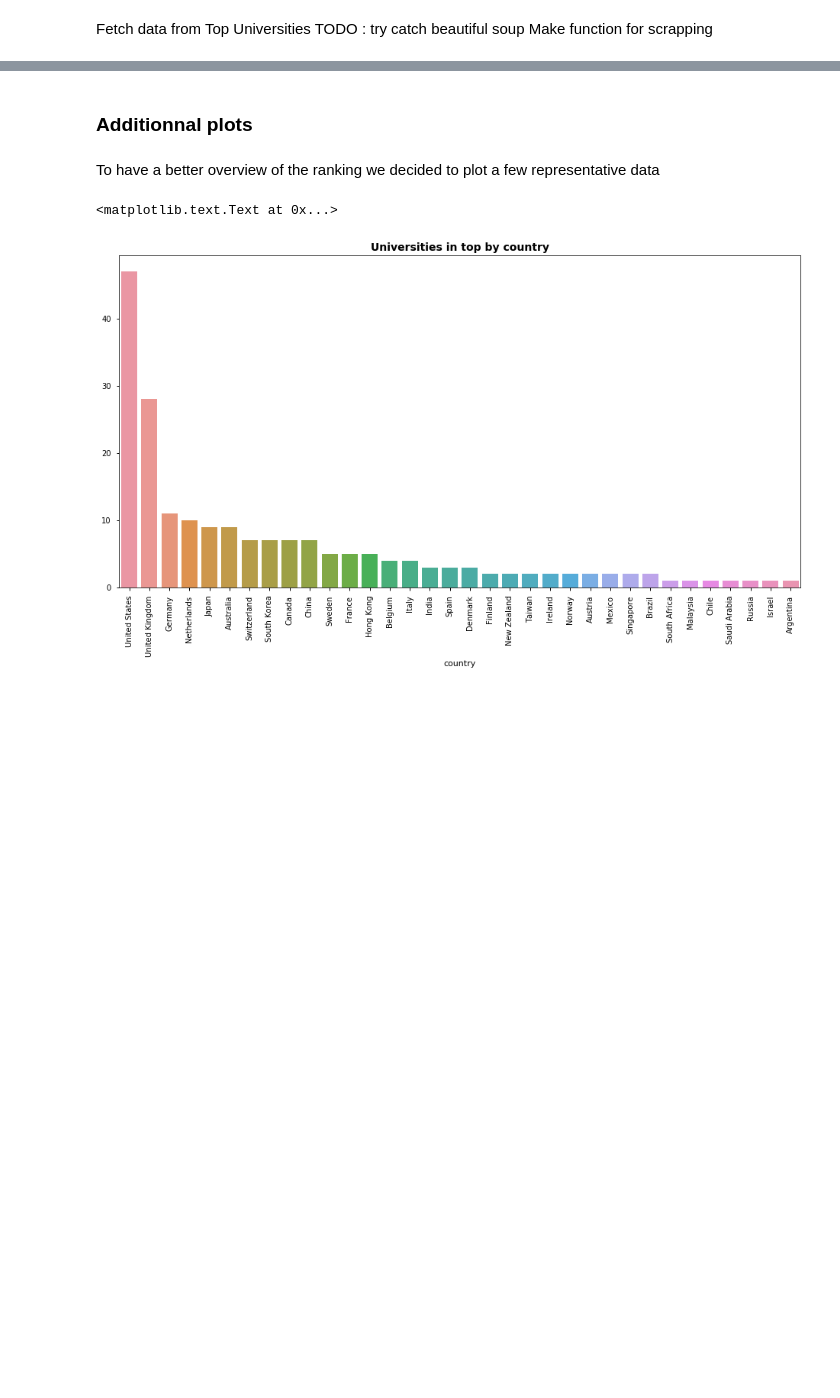
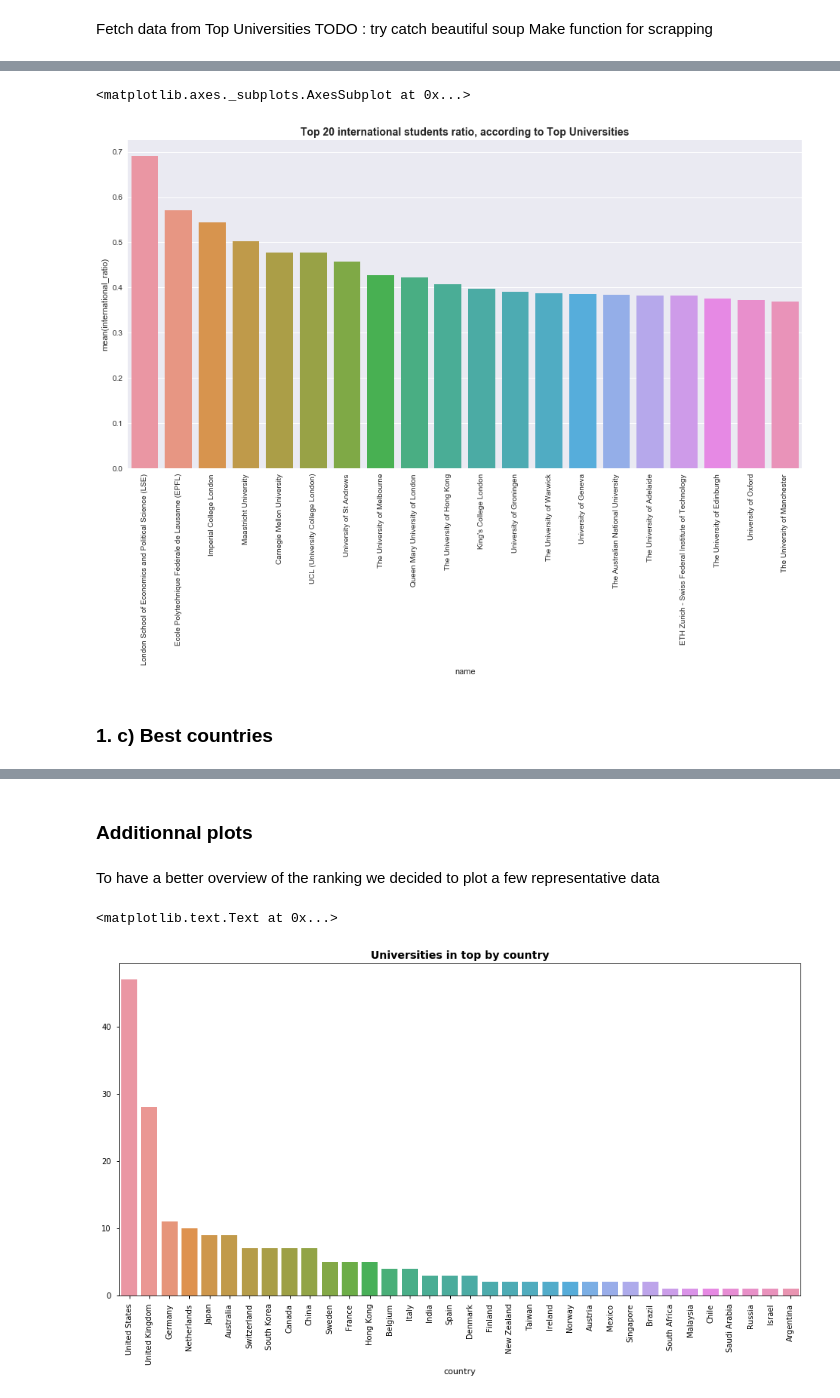
Before and after one commit to ImLemni/ada-epfl, a Jupyter notebook: 02-Data/homework2.ipynb, the cells around one changed output, grey strips where cells are left out. Drawn from its saved outputs; the diff is of its cells as text; code cells hidden in the pictures; blank space fills up the shorter version.

```diff
--- a/02-Data/homework2.ipynb
+++ b/02-Data/homework2.ipynb
@@ -445,0 +654,19 @@ p.set_title('Regions international students ratio', fontsize=14, fontweight='bol
+# %%
+def get_best_international_ratio(df, extra_columns=None):
+    """
+    Abstract implementation to get a dataframe sorted by international ratio.
+    """
+    if extra_columns is None:
+        extra_columns = []
+
+    columns = ['international_ratio'] + extra_columns
+    return df.sort_values(by="international_ratio", ascending=False)[columns]
+
+def get_best_international_ratio_university(universities_df):
+    return get_best_international_ratio(universities_df, ['name','rank', 'students_total', 'students_international', 'country', 'region'])
+
+def get_best_international_ratio_country(countries_df):
+    return get_best_international_ratio(countries_df, ['students_total', 'students_international'])
+
+def get_best_international_ratio_region(regions_df):
+    return get_best_international_ratio(regions_df, ['students_total', 'students_international'])
@@ -445,0 +718,3 @@ p.set_title('Regions international students ratio', fontsize=14, fontweight='bol
+# %%
+top_universities_international_ratio_df = get_best_international_ratio_university(top_universities_df)
+top_universities_international_ratio_df.head()
@@ -445,0 +728,7 @@ p.set_title('Regions international students ratio', fontsize=14, fontweight='bol
+# %%
+plot_universities_df(top_universities_international_ratio_df, 20, "international_ratio", "Top 20 international students ratio, according to Top Universities")
+# %% [output]
+<matplotlib.axes._subplots.AxesSubplot at 0x...>
+[figure, added]
+# %% [markdown]
+### 1. c) Best countries
```
Also changed, not shown: parts of 112 cells of this notebook.
